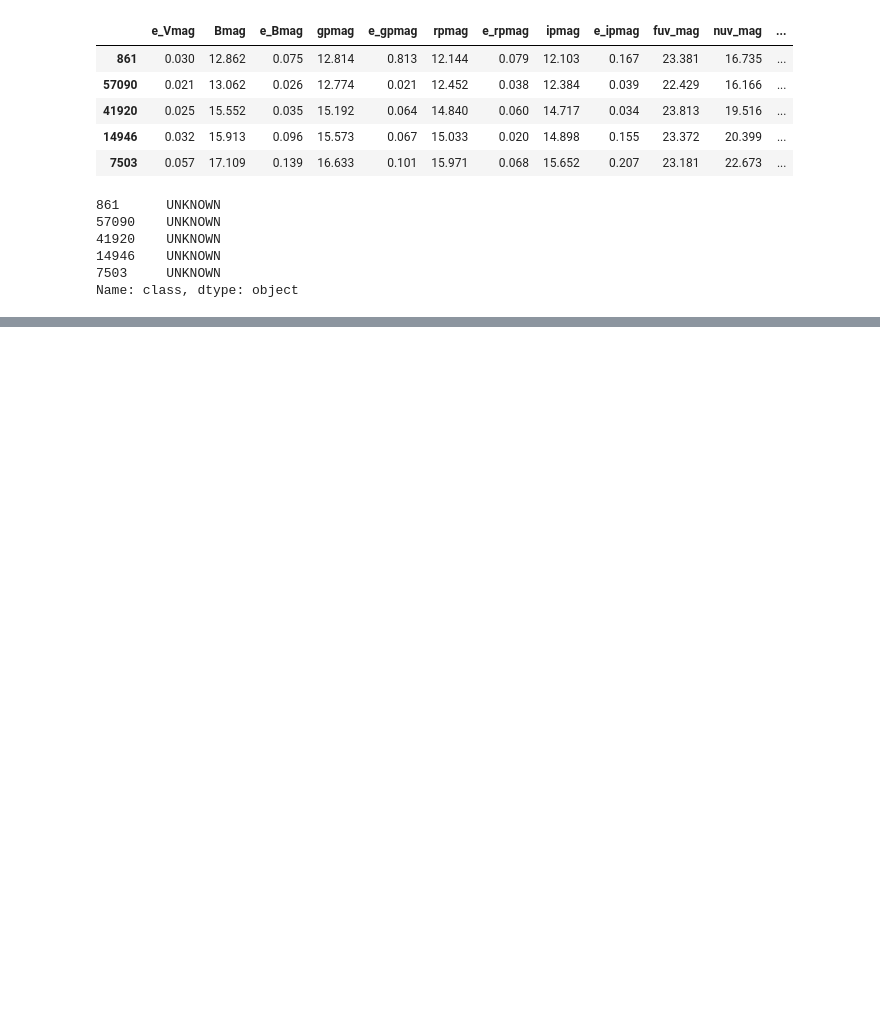
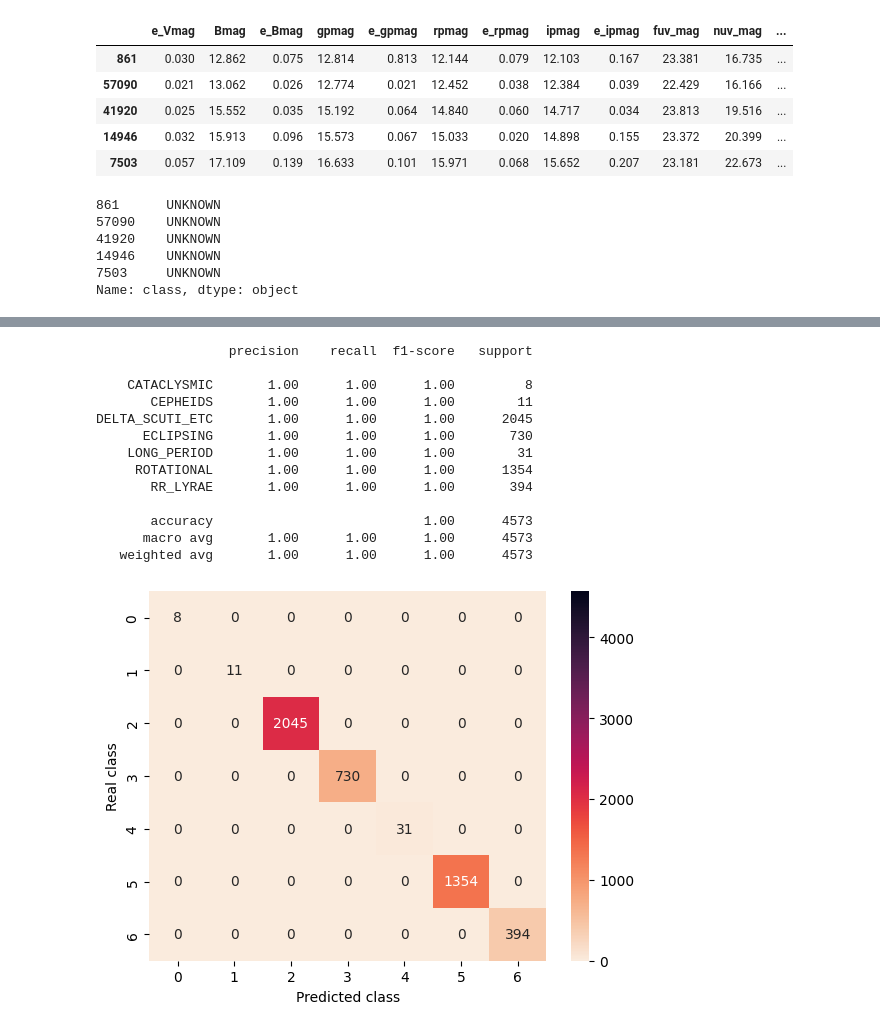
Before and after one commit to ArnautovPeter/Stellar-classification, a Jupyter notebook: src/multi.ipynb, the cells around one changed output, grey strips where cells are left out. Drawn from its saved outputs; the diff is of its cells as text; code cells hidden in the pictures; blank space fills up the shorter version.

```diff
--- a/src/multi.ipynb
+++ b/src/multi.ipynb
@@ -199,0 +214,3 @@ DELTA_SCUTI_ETC       0.48      0.99      0.64       260
+# %%
+data_var = data[data['class'] != "UNKNOWN"]
+data_var.head()
@@ -199,0 +224,24 @@ DELTA_SCUTI_ETC       0.48      0.99      0.64       260
+# %%
+X_train_var, X_test_var, Y_train_var, Y_test_var = train_test_split(
+    data_var.drop("class", axis=1), data_var["class"], random_state=RS, train_size=0.8)
+
+clf = RandomForestClassifier(n_estimators=100, max_depth=24, random_state=42)
+clf.fit(X_train_var, Y_train_var)
+
+pred = clf.predict(X_train_var)
+metrics(pred, Y_train_var, output=True, to_return=False)
+# %% [output]
+                 precision    recall  f1-score   support
+
+    CATACLYSMIC       1.00      1.00      1.00         8
+       CEPHEIDS       1.00      1.00      1.00        11
+DELTA_SCUTI_ETC       1.00      1.00      1.00      2045
+      ECLIPSING       1.00      1.00      1.00       730
+    LONG_PERIOD       1.00      1.00      1.00        31
+     ROTATIONAL       1.00      1.00      1.00      1354
+       RR_LYRAE       1.00      1.00      1.00       394
+
+       accuracy                           1.00      4573
+      macro avg       1.00      1.00      1.00      4573
+   weighted avg       1.00      1.00      1.00      4573
+[figure, added]
```
Also changed, not shown: parts of 21 cells of this notebook, 1 other file.
